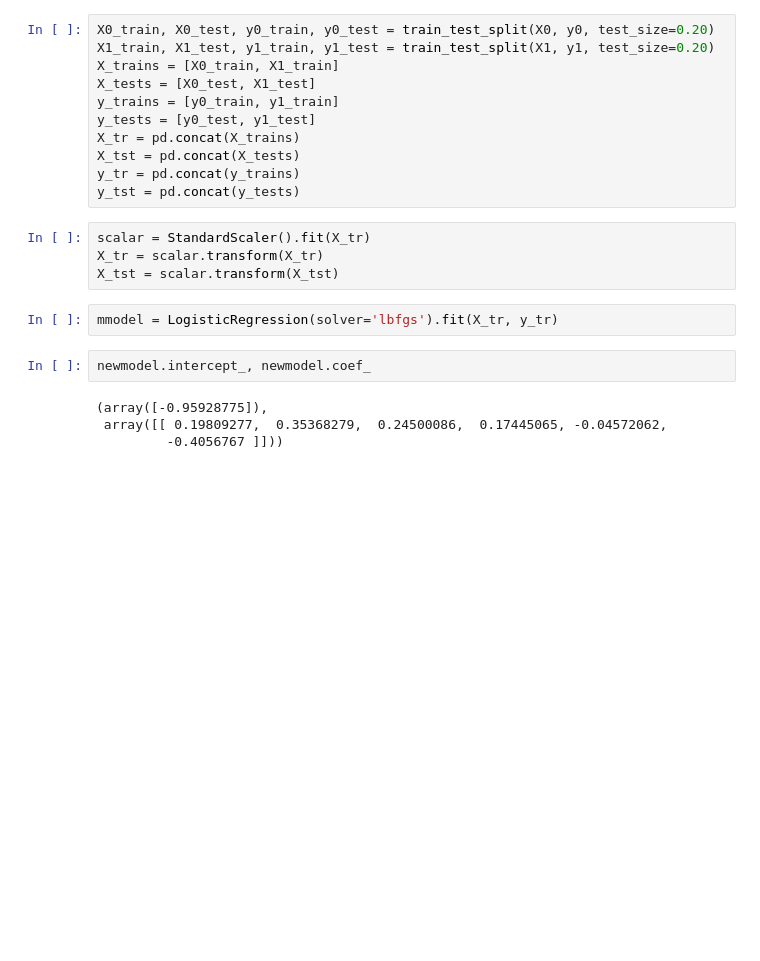
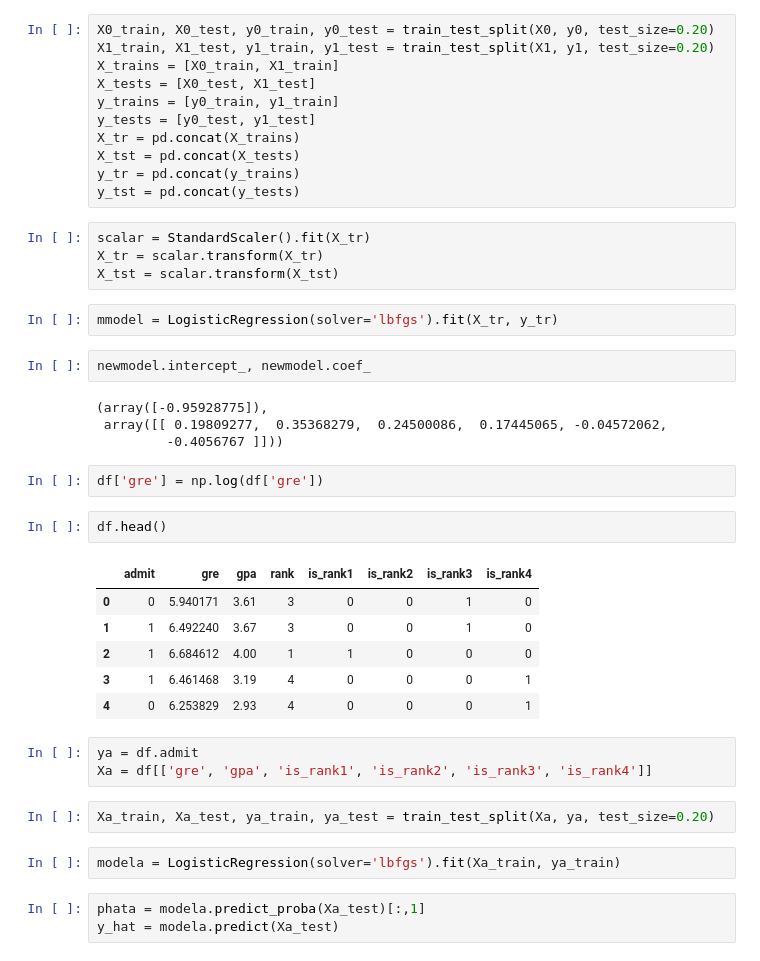
Before and after one commit to rajanibobba/grad-school-project, a Jupyter notebook: grad.ipynb, the cells around one changed output. Drawn from its saved outputs; the diff is of its cells as text; blank space fills up the shorter version.

```diff
--- a/grad.ipynb
+++ b/grad.ipynb
@@ -366,3 +390,24 @@ newmodel.intercept_, newmodel.coef_
 (array([-0.95928775]),
  array([[ 0.19809277,  0.35368279,  0.24500086,  0.17445065, -0.04572062,
          -0.4056767 ]]))
+# %%
+df['gre'] = np.log(df['gre'])
+# %%
+df.head()
+# %% [output]
+|  | admit | gre | gpa | rank | is_rank1 | is_rank2 | is_rank3 | is_rank4 |
+| 0 | 0 | 5.940171 | 3.61 | 3 | 0 | 0 | 1 | 0 |
+| 1 | 1 | 6.492240 | 3.67 | 3 | 0 | 0 | 1 | 0 |
+| 2 | 1 | 6.684612 | 4.00 | 1 | 1 | 0 | 0 | 0 |
+| 3 | 1 | 6.461468 | 3.19 | 4 | 0 | 0 | 0 | 1 |
+| 4 | 0 | 6.253829 | 2.93 | 4 | 0 | 0 | 0 | 1 |
+# %%
+ya = df.admit
+Xa = df[['gre', 'gpa', 'is_rank1', 'is_rank2', 'is_rank3', 'is_rank4']]
+# %%
+Xa_train, Xa_test, ya_train, ya_test = train_test_split(Xa, ya, test_size=0.20)
+# %%
+modela = LogisticRegression(solver='lbfgs').fit(Xa_train, ya_train)
+# %%
+phata = modela.predict_proba(Xa_test)[:,1]
+y_hat = modela.predict(Xa_test)
```
Also changed, not shown: parts of 10 cells of this notebook.
